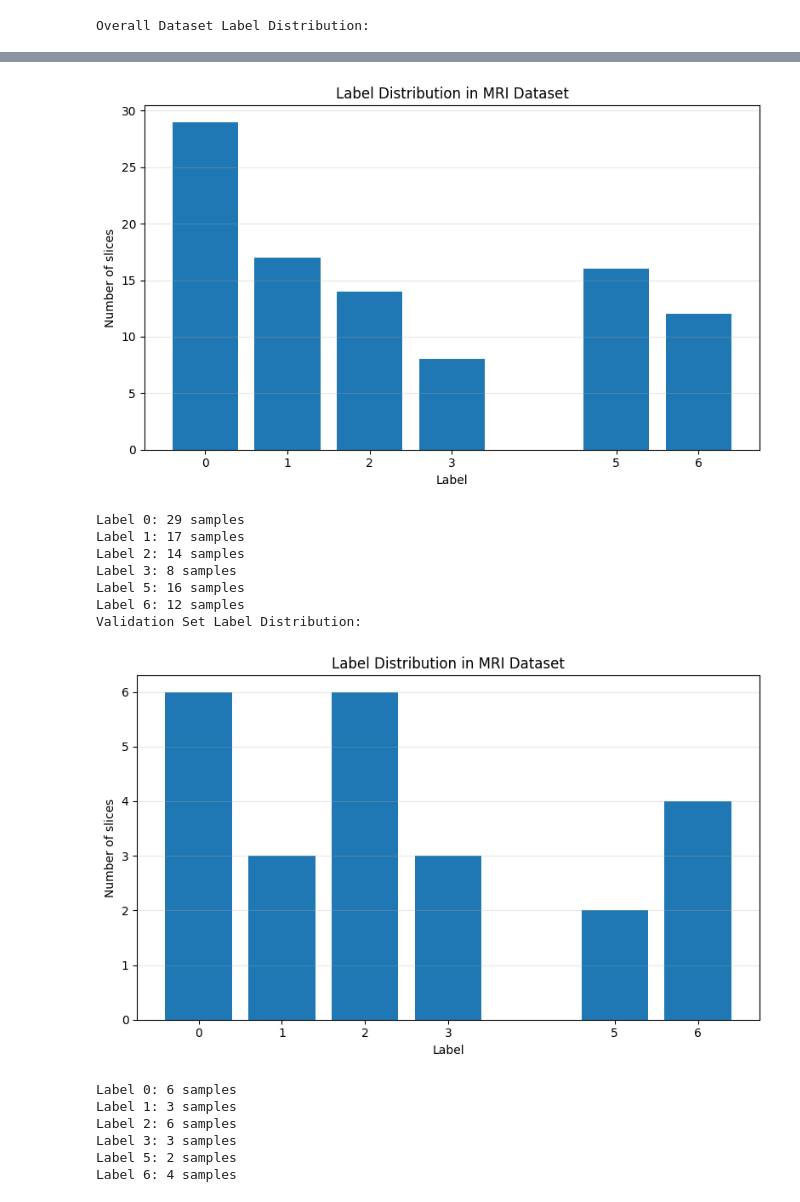
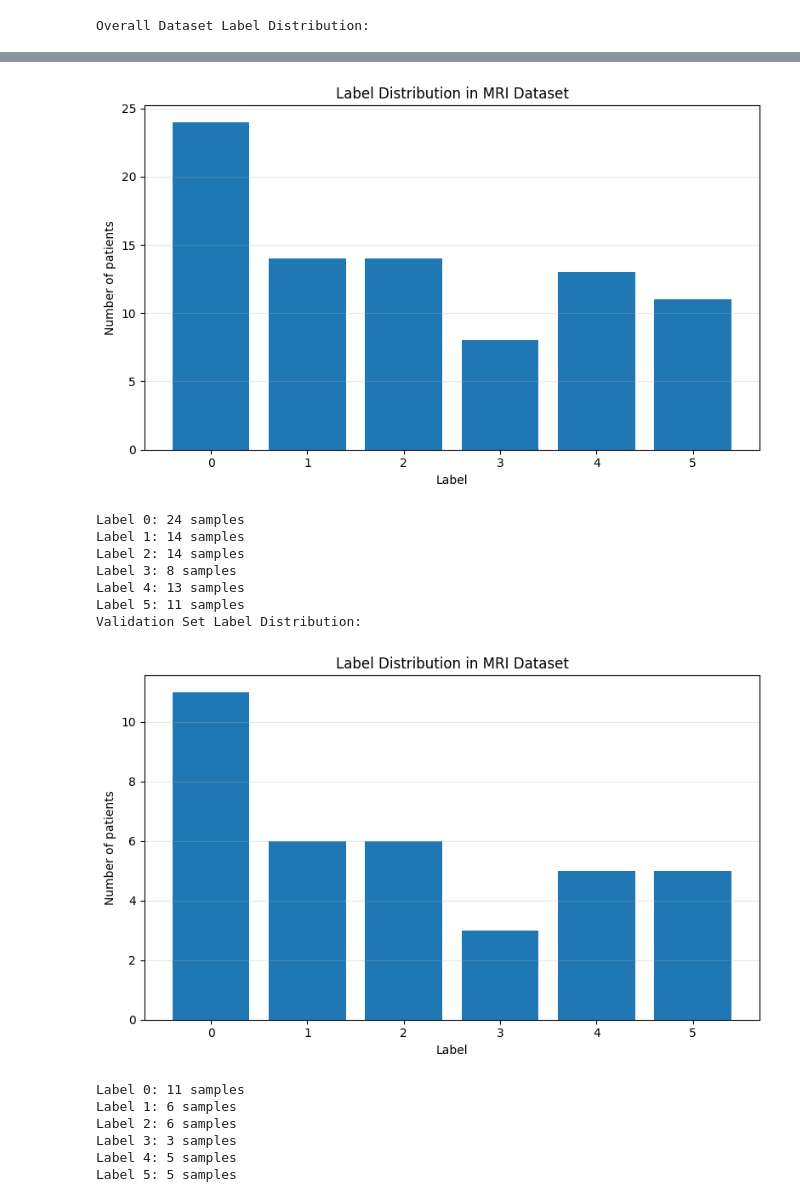
Before and after one commit to DLab1402/my_tool, a Jupyter notebook: 3D_CNN_Training.ipynb, the cells around one changed output, grey strips where cells are left out. Drawn from its saved outputs; the diff is of its cells as text; code cells hidden in the pictures.

Commit message:
Optimize 3d cnn training

```diff
--- a/3D_CNN_Training.ipynb
+++ b/3D_CNN_Training.ipynb
@@ -37,5 +59,4 @@ label_type={'binh_thuong':0,
 # %%
-
 
 class ACLDataCollector:
     def __init__(
@@ -141,7 +162,8 @@ class ACLDataCollector:
 if __name__ == "__main__":
 
     collector = ACLDataCollector(
-        root_dir=r"D:\Project\ACL\my_tool\data",
+        root_dir='D:\personal_data\Duy Phan Ig\my_tool\data',
+        # root_dir=r"D:\Project\ACL\my_tool\data",
         pattern=pattern,
         segment_signal_string=Segment_signal_string
     )
@@ -261,7 +274,7 @@ class MRI_data(Dataset):
         return img, label
 # %%
 img_transform=transforms.Compose([
-    transforms.CenterCrop((320,320)),
+    transforms.CenterCrop((160,160)),
 ])
 dataset=MRI_data(data_dict=all_patients,img_trasform=img_transform)
 # %% [output]
@@ -373,0 +378,15 @@ Validation set size: 24
+# %%
+labels = [label for _, label in dataset.samples]
+indices = list(range(len(dataset)))
+
+train_idx, val_idx = train_test_split(
+    indices,
+    test_size=0.3,
+    stratify=labels,
+    random_state=42
+)
+
+train_dataset = Subset(dataset, train_idx)
+val_dataset = Subset(dataset, val_idx)
+print(f"Len of train set: {len(train_dataset)}")
+print(f"Len of val set: {len(val_dataset)}")
@@ -386,7 +408,7 @@ def plot_label_distribution(dataset):
     plt.figure(figsize=(8, 5))
     plt.bar(labels_sorted, counts_sorted)
     plt.xlabel("Label")
-    plt.ylabel("Number of slices")
+    plt.ylabel("Number of patients")
     plt.title("Label Distribution in MRI Dataset")
     plt.xticks(labels_sorted)
     plt.grid(axis="y", alpha=0.3)
@@ -414,16 +436,16 @@ Label 6: 16 samples
 Training Set Label Distribution:
-[figure, old version]
+[figure, new version]
-Label 0: 29 samples
-Label 1: 17 samples
+Label 0: 24 samples
+Label 1: 14 samples
 Label 2: 14 samples
 Label 3: 8 samples
-Label 5: 16 samples
-Label 6: 12 samples
+Label 4: 13 samples
+Label 5: 11 samples
 Validation Set Label Distribution:
-[figure, old version]
+[figure, new version]
-Label 0: 6 samples
-Label 1: 3 samples
+Label 0: 11 samples
+Label 1: 6 samples
 Label 2: 6 samples
 Label 3: 3 samples
-Label 5: 2 samples
-Label 6: 4 samples
+Label 4: 5 samples
+Label 5: 5 samples
```
Also changed, not shown: parts of 17 cells of this notebook, 1 other file.
